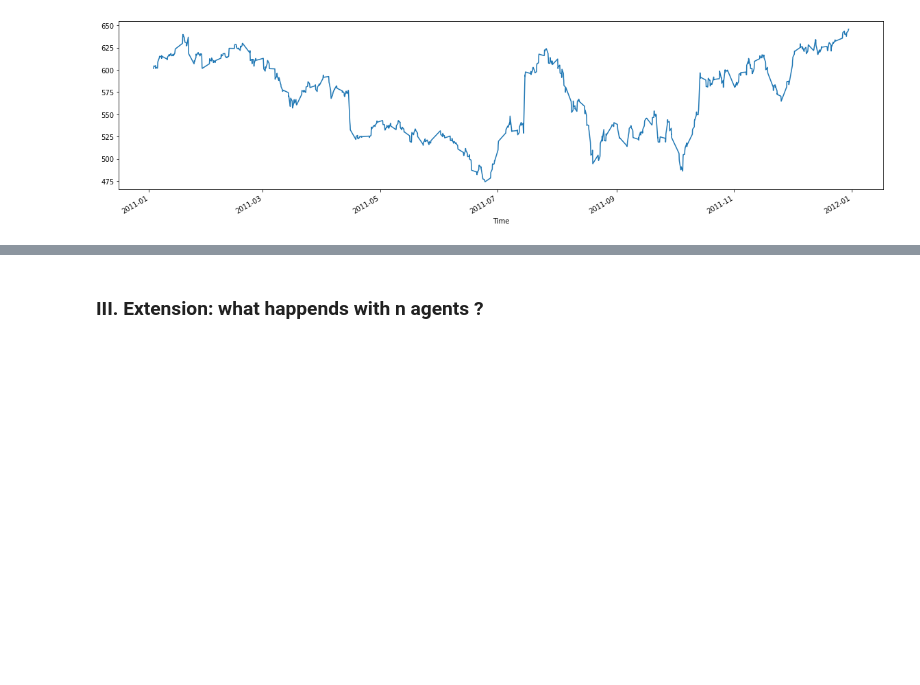
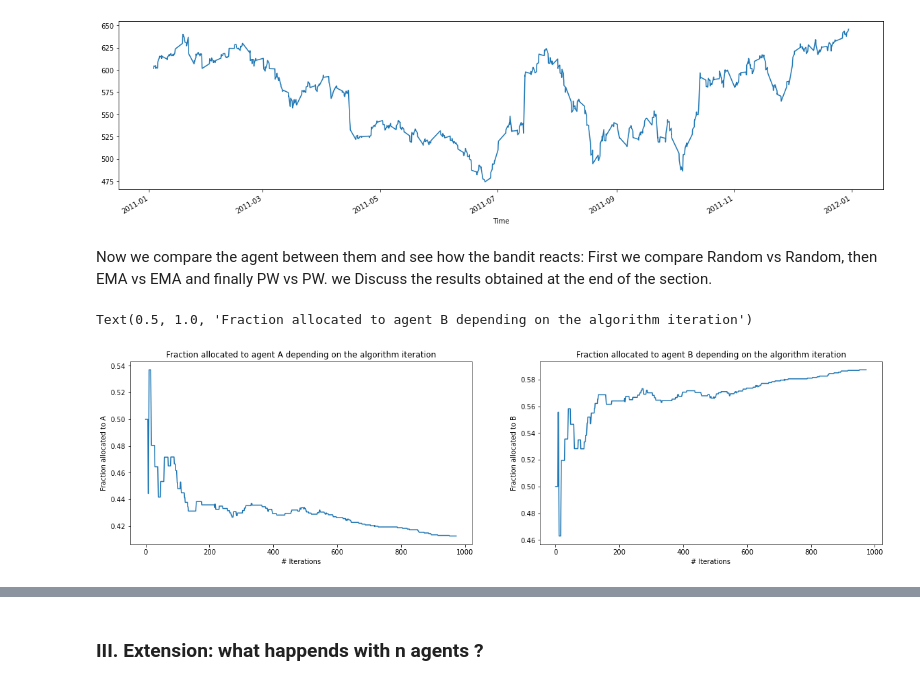
Before and after one commit to Nicolivain/trustful-bandits, a Jupyter notebook: main.ipynb, the cells around one changed output, grey strips where cells are left out. Drawn from its saved outputs; the diff is of its cells as text; code cells hidden in the pictures; blank space fills up the shorter version.

```diff
--- a/main.ipynb
+++ b/main.ipynb
@@ -86,5 +90,28 @@ data
 | 2011-12-30 14:00:00 | 645.732351 | 645.607072 | 645.669712 | 203.933566 | 279.195804 |
 973 rows × 5 columns
 [figure]
+# %% [markdown]
+Now we compare the agent between them and see how the bandit reacts: First we compare Random vs Random, then EMA vs EMA and finally PW vs PW. we Discuss the results obtained at the end of the section.
+# %%
+X = 0.5  # initially, we weight each agent the same
+agentA = RandomAgent(50000, p_buy=0.5, p_sell=0.5)  # random impatitent
+agentB = RandomAgent(50000, p_buy=0.3, p_sell=0.3)
+
+fracA, fracB = agent_two_armed_bandit(data, agentA, agentB, X, C=1, alpha=1)
+
+fig, axs = plt.subplots(1,2, figsize=(20,5))
+
+axs[0].plot(range(len(fracA)), fracA)
+axs[0].set_xlabel('# Iterations')
+axs[0].set_ylabel('Fraction allocated to A')
+axs[0].set_title('Fraction allocated to agent A depending on the algorithm iteration')
+
+axs[1].plot(range(len(fracB)), fracB)
+axs[1].set_xlabel('# Iterations')
+axs[1].set_ylabel('Fraction allocated to B')
+axs[1].set_title('Fraction allocated to agent B depending on the algorithm iteration')
+# %% [output]
+Text(0.5, 1.0, 'Fraction allocated to agent B depending on the algorithm iteration')
+[figure, added]
 # %%
 X = 0.5  # initially, we weight each agent the same
```
Also changed, not shown: parts of 5 cells of this notebook, 1 other file.
